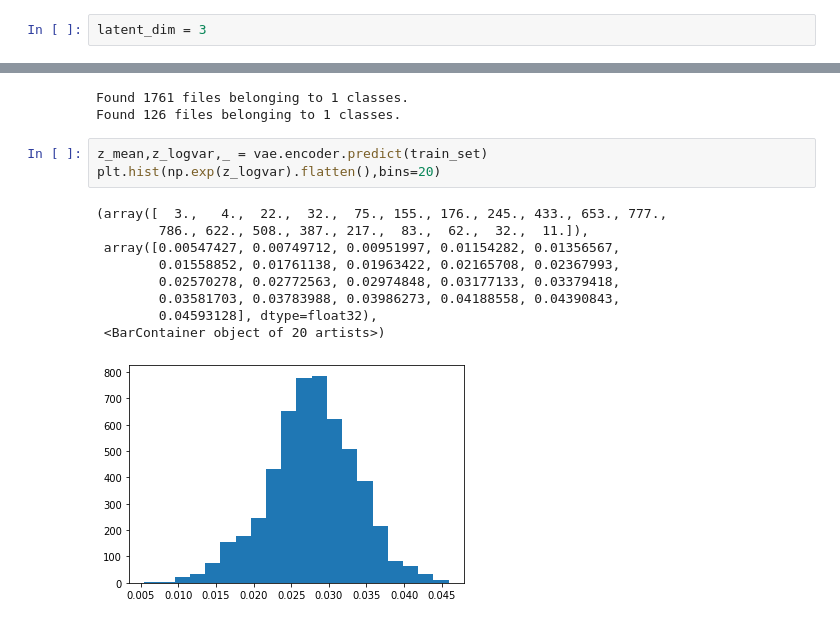
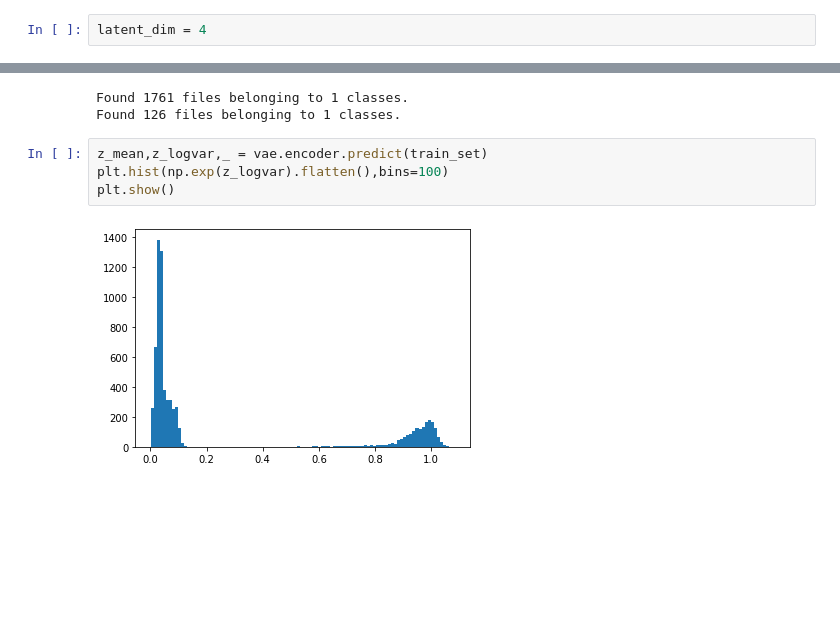
Before and after one commit to SchwartzNU/VAE_keras, a Jupyter notebook: latent_space_viewer.ipynb, the cells around one changed output, grey strips where cells are left out. Drawn from its saved outputs; the diff is of its cells as text; blank space fills up the shorter version.

```diff
--- a/latent_space_viewer.ipynb
+++ b/latent_space_viewer.ipynb
@@ -31,7 +31,7 @@ import matplotlib.axes as ax
 #    except:
 #        print ("    ",gui, "Not found")
 # %%
-latent_dim = 3
+latent_dim = 4
 # %%
 #make model
 class Sampling(layers.Layer):
@@ -140,17 +140,10 @@ Found 1761 files belonging to 1 classes.
 Found 126 files belonging to 1 classes.
 # %%
 z_mean,z_logvar,_ = vae.encoder.predict(train_set)
-plt.hist(np.exp(z_logvar).flatten(),bins=20)
+plt.hist(np.exp(z_logvar).flatten(),bins=100)
+plt.show()
 # %% [output]
-(array([  3.,   4.,  22.,  32.,  75., 155., 176., 245., 433., 653., 777.,
-        786., 622., 508., 387., 217.,  83.,  62.,  32.,  11.]),
- array([0.00547427, 0.00749712, 0.00951997, 0.01154282, 0.01356567,
-        0.01558852, 0.01761138, 0.01963422, 0.02165708, 0.02367993,
-        0.02570278, 0.02772563, 0.02974848, 0.03177133, 0.03379418,
-        0.03581703, 0.03783988, 0.03986273, 0.04188558, 0.04390843,
-        0.04593128], dtype=float32),
- <BarContainer object of 20 artists>)
-[figure, old version]
+[figure, new version]
 # %%
 plt.figure(figsize=(14, 14))
 ind = 1
```
Also changed, not shown: parts of 4 cells of this notebook, 1 other file.
